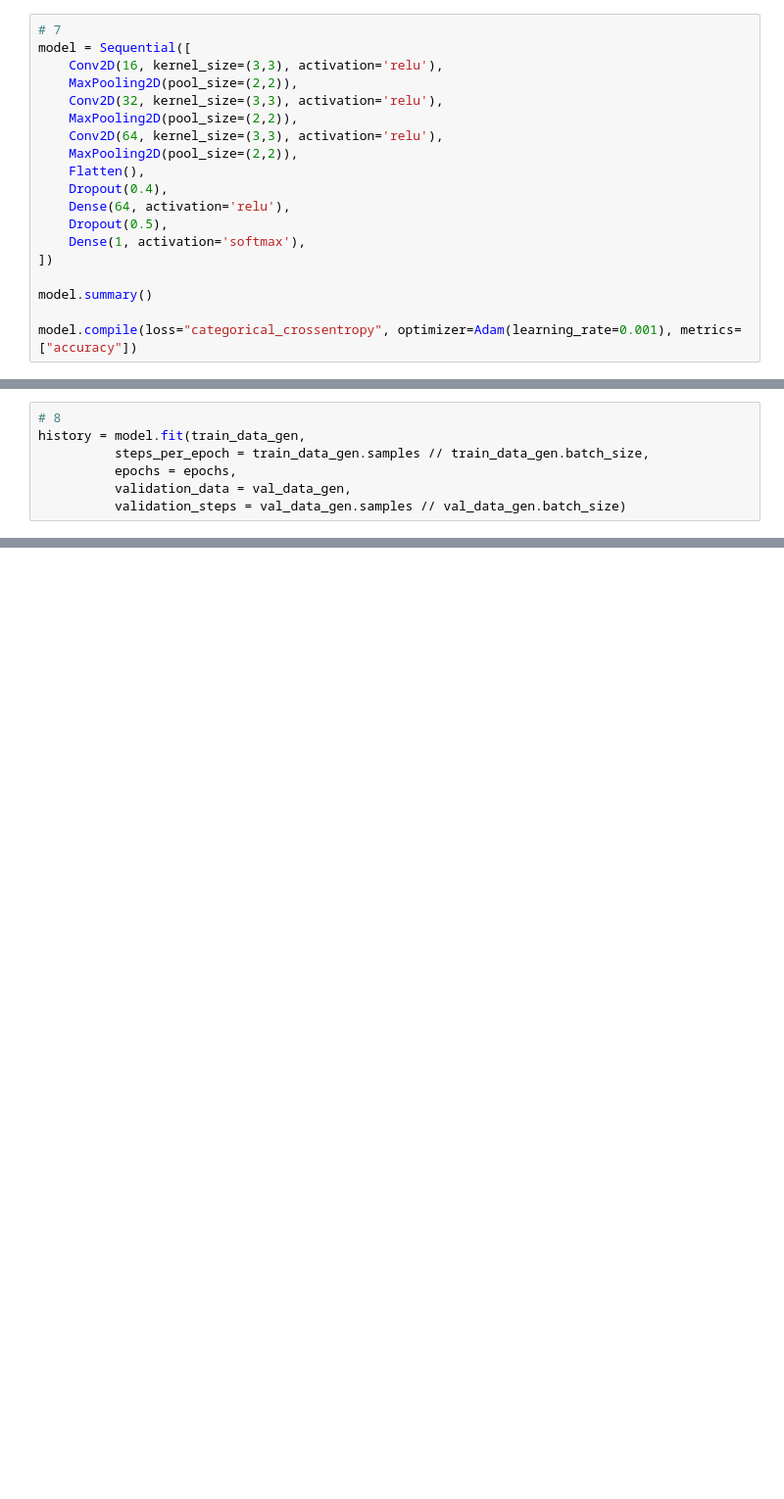
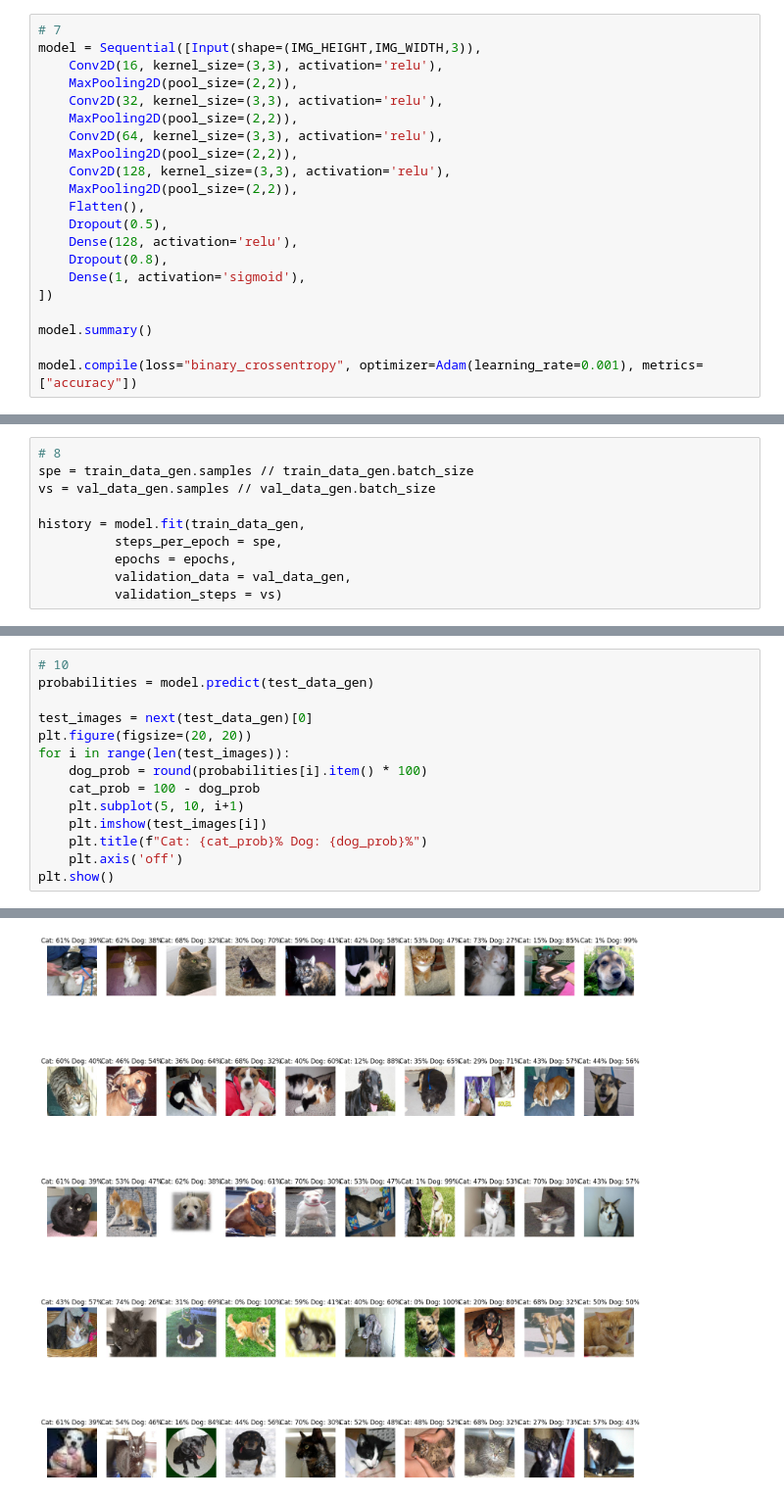
Before and after one commit to mostafadeiab/Machine-Learning-with-Python-Certification, a Jupyter notebook: Projects/Cat and Dog Image Classifier/fcc_cat_dog.ipynb, the cells around one changed output, grey strips where cells are left out. Shown at 98% size. Drawn from its saved outputs; the diff is of its cells as text; blank space fills up the shorter version.

```diff
--- a/Projects/Cat and Dog Image Classifier/fcc_cat_dog.ipynb
+++ b/Projects/Cat and Dog Image Classifier/fcc_cat_dog.ipynb
@@ -99,19 +119,21 @@ plotImages(augmented_images)
 # %%
 # 7
-model = Sequential([
+model = Sequential([Input(shape=(IMG_HEIGHT,IMG_WIDTH,3)),
     Conv2D(16, kernel_size=(3,3), activation='relu'),
     MaxPooling2D(pool_size=(2,2)),
     Conv2D(32, kernel_size=(3,3), activation='relu'),
     MaxPooling2D(pool_size=(2,2)),
     Conv2D(64, kernel_size=(3,3), activation='relu'),
     MaxPooling2D(pool_size=(2,2)),
+    Conv2D(128, kernel_size=(3,3), activation='relu'),
+    MaxPooling2D(pool_size=(2,2)),
     Flatten(),
-    Dropout(0.4),
-    Dense(64, activation='relu'),
     Dropout(0.5),
-    Dense(1, activation='softmax'),
+    Dense(128, activation='relu'),
+    Dropout(0.8),
+    Dense(1, activation='sigmoid'),
 ])
 
 model.summary()
 
-model.compile(loss="categorical_crossentropy", optimizer=Adam(learning_rate=0.001), metrics=["accuracy"])
+model.compile(loss="binary_crossentropy", optimizer=Adam(learning_rate=0.001), metrics=["accuracy"])
@@ -118,7 +162,10 @@ model.compile(loss="categorical_crossentropy", optimizer=Adam(learning_rate=0.00
 # %%
 # 8
+spe = train_data_gen.samples // train_data_gen.batch_size
+vs = val_data_gen.samples // val_data_gen.batch_size
+
 history = model.fit(train_data_gen,
-          steps_per_epoch = train_data_gen.samples // train_data_gen.batch_size,
+          steps_per_epoch = spe,
           epochs = epochs,
           validation_data = val_data_gen,
-          validation_steps = val_data_gen.samples // val_data_gen.batch_size)
+          validation_steps = vs)
@@ -147,0 +216,15 @@ plt.show()
+# %%
+# 10
+probabilities = model.predict(test_data_gen)
+
+test_images = next(test_data_gen)[0]
+plt.figure(figsize=(20, 20))
+for i in range(len(test_images)):
+    dog_prob = round(probabilities[i].item() * 100)
+    cat_prob = 100 - dog_prob
+    plt.subplot(5, 10, i+1)
+    plt.imshow(test_images[i])
+    plt.title(f"Cat: {cat_prob}% Dog: {dog_prob}%")
+    plt.axis('off')
+plt.show()
+# %% [output]
@@ -148,3 +232,4 @@ plt.show()
+[figure, added]
 # %%
 # 11
 answers =  [1, 0, 0, 1, 0, 0, 0, 0, 1, 1, 0,
```
Also changed, not shown: parts of 10 cells of this notebook.
